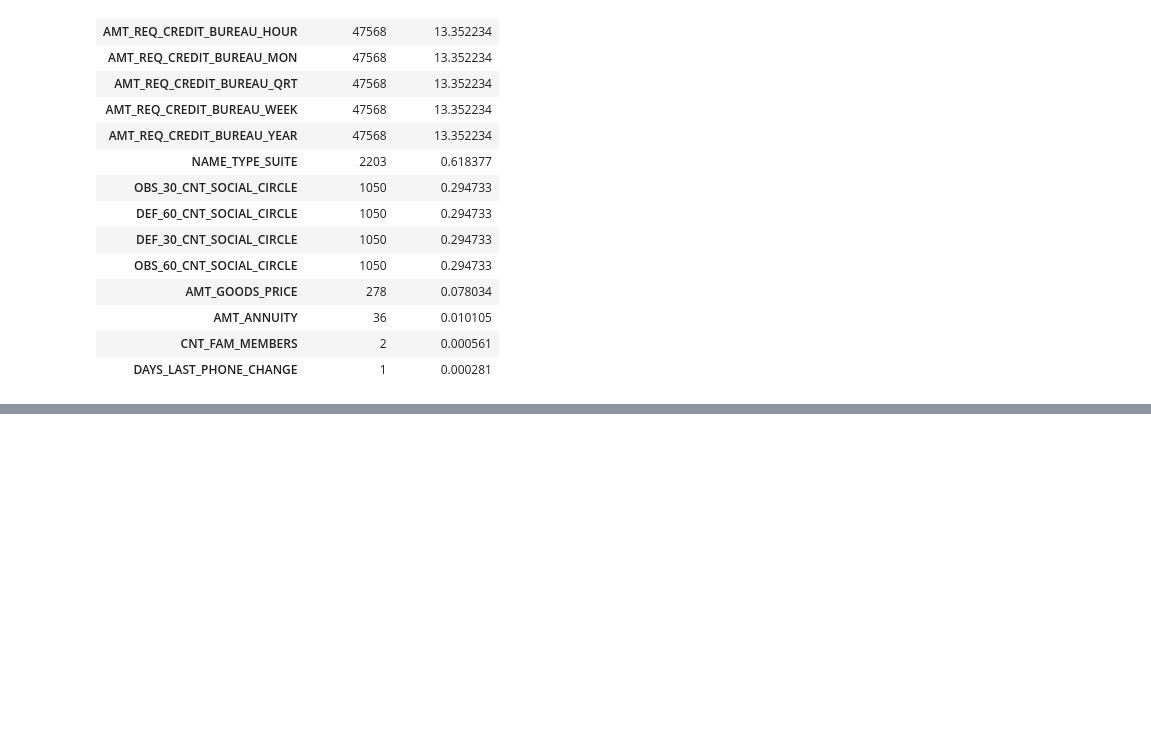
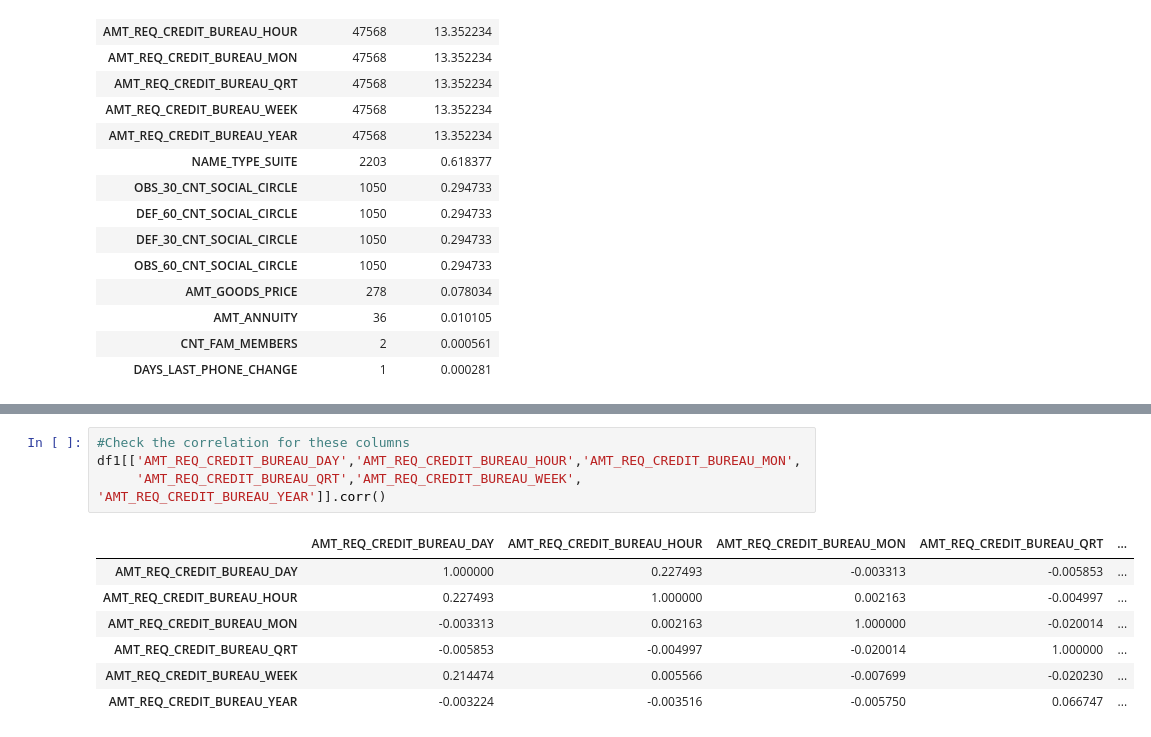
Before and after one commit to terrancexia/Home-Credit-Default-Risk-, a Jupyter notebook: Home Credit Default Risk.ipynb, the cells around one changed output, grey strips where cells are left out. Drawn from its saved outputs; the diff is of its cells as text; blank space fills up the shorter version.

```diff
--- a/Home Credit Default Risk.ipynb
+++ b/Home Credit Default Risk.ipynb
@@ -616,0 +621,12 @@ miss_summ1[miss_summ1['Missing Percent']>0]
+# %%
+#Check the correlation for these columns
+df1[['AMT_REQ_CREDIT_BUREAU_DAY','AMT_REQ_CREDIT_BUREAU_HOUR','AMT_REQ_CREDIT_BUREAU_MON',
+     'AMT_REQ_CREDIT_BUREAU_QRT','AMT_REQ_CREDIT_BUREAU_WEEK', 'AMT_REQ_CREDIT_BUREAU_YEAR']].corr()
+# %% [output]
+|  | AMT_REQ_CREDIT_BUREAU_DAY | AMT_REQ_CREDIT_BUREAU_HOUR | AMT_REQ_CREDIT_BUREAU_MON | AMT_REQ_CREDIT_BUREAU_QRT | ... |
+| AMT_REQ_CREDIT_BUREAU_DAY | 1.000000 | 0.227493 | -0.003313 | -0.005853 | ... |
+| AMT_REQ_CREDIT_BUREAU_HOUR | 0.227493 | 1.000000 | 0.002163 | -0.004997 | ... |
+| AMT_REQ_CREDIT_BUREAU_MON | -0.003313 | 0.002163 | 1.000000 | -0.020014 | ... |
+| AMT_REQ_CREDIT_BUREAU_QRT | -0.005853 | -0.004997 | -0.020014 | 1.000000 | ... |
+| AMT_REQ_CREDIT_BUREAU_WEEK | 0.214474 | 0.005566 | -0.007699 | -0.020230 | ... |
+| AMT_REQ_CREDIT_BUREAU_YEAR | -0.003224 | -0.003516 | -0.005750 | 0.066747 | ... |
```
Also changed, not shown: parts of 36 cells of this notebook.
